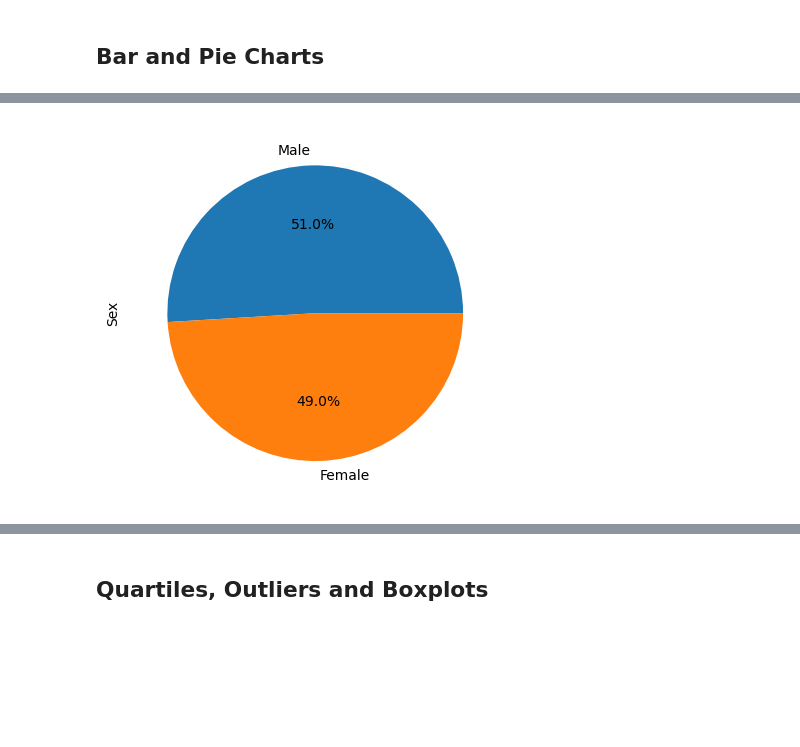
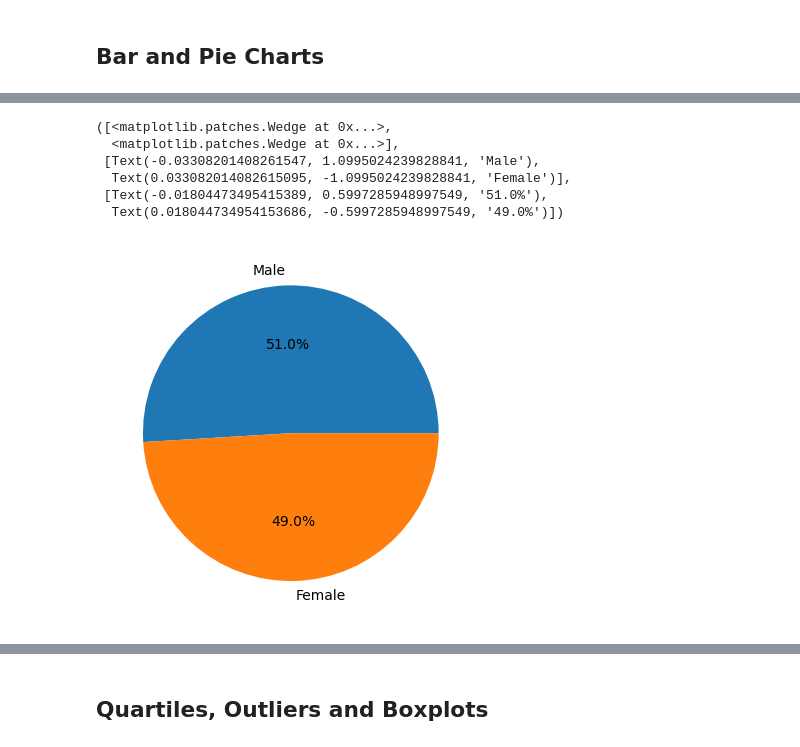
Before and after one commit to masonwiki/matplotlib-challenge, a Jupyter notebook: Pymaceuticals/pymaceuticals_starter.ipynb, the cells around one changed output, grey strips where cells are left out. Drawn from its saved outputs; the diff is of its cells as text; code cells hidden in the pictures; blank space fills up the shorter version.

Commit message:
Charts!

```diff
--- a/Pymaceuticals/pymaceuticals_starter.ipynb
+++ b/Pymaceuticals/pymaceuticals_starter.ipynb
@@ -61,2 +69,3 @@ array(['g989'], dtype=object)
 # %%
 # Create a clean DataFrame by dropping the duplicate mouse by its ID.
+merged = merged[merged["Mouse ID"] != "g989"]
@@ -123,0 +165,7 @@ array(['g989'], dtype=object)
+# %%
+# Generate a pie plot showing the distribution of female versus male mice using Pandas
+
+sex = merged["Sex"].value_counts()
+sex.plot.pie(autopct='%1.1f%%')
+#drop = ["Drug Regimen","Age_months","Weight (g)","Timepoint","Tumor Volume (mm3)","Metastatic Sites
+#"]
@@ -124,4 +175,14 @@ array(['g989'], dtype=object)
 # %%
-# Generate a pie plot showing the distribution of female versus male mice using Pandas
+# Generate a pie plot showing the distribution of female versus male mice using pyplot
+sizes = sex.values
+labels = sex.index
+
+plt.pie(sizes, labels=labels, autopct='%1.1f%%')
 # %% [output]
+([<matplotlib.patches.Wedge at 0x...>,
+  <matplotlib.patches.Wedge at 0x...>],
+ [Text(-0.03308201408261547, 1.0995024239828841, 'Male'),
+  Text(0.033082014082615095, -1.0995024239828841, 'Female')],
+ [Text(-0.01804473495415389, 0.5997285948997549, '51.0%'),
+  Text(0.018044734954153686, -0.5997285948997549, '49.0%')])
-[figure, old version]
+[figure, new version]
```
Also changed, not shown: parts of 18 cells of this notebook.
